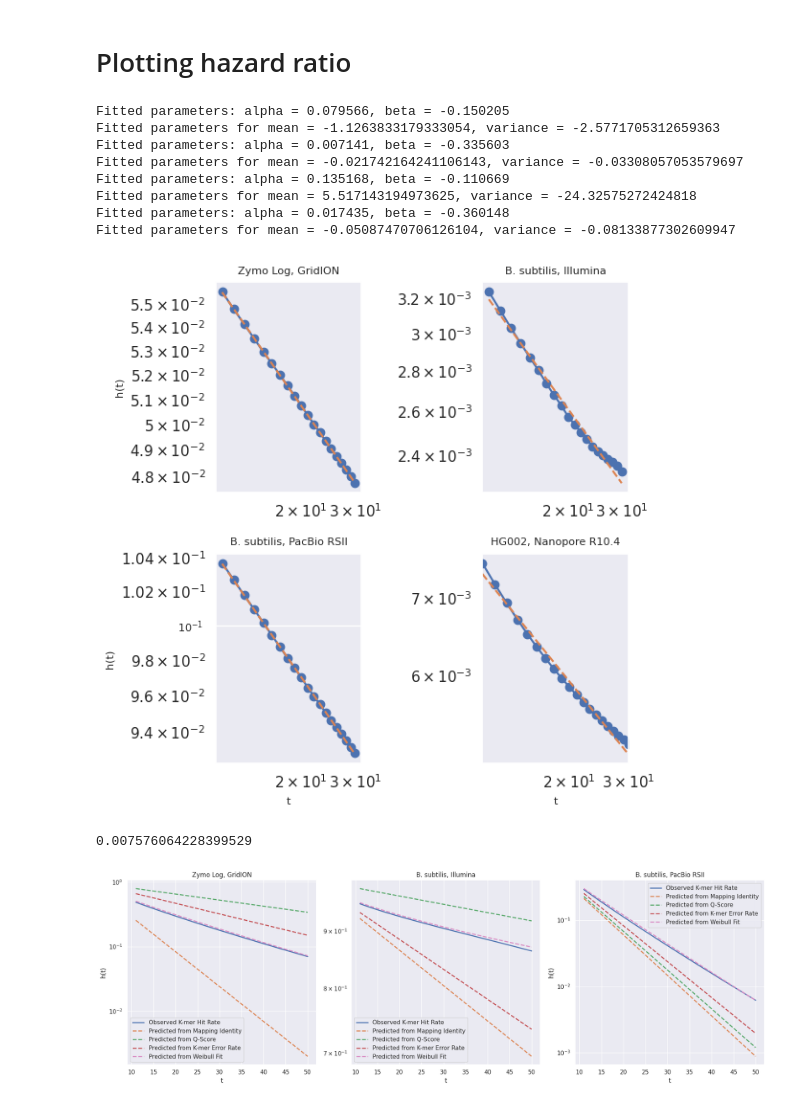
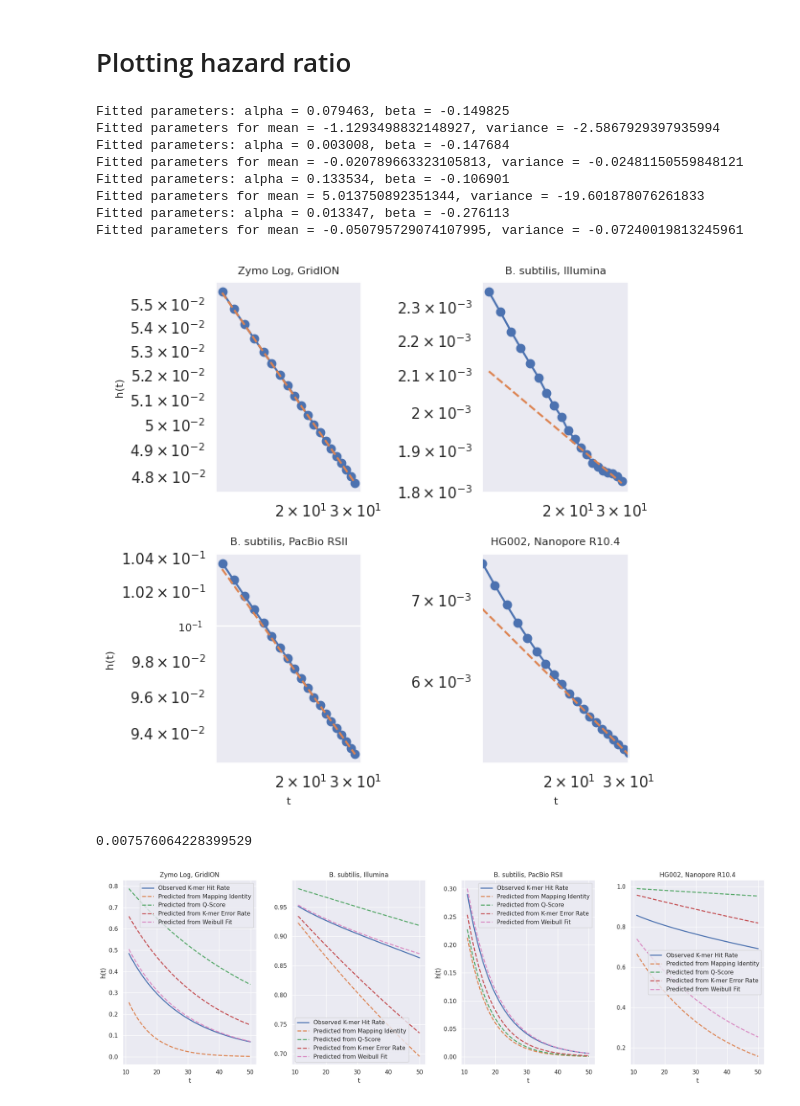
Before and after one commit to GZHoffie/skiver-test, a Jupyter notebook: experiments/counting_error_free_kmers/plot_results.ipynb, the cells around one changed output. Cells and saved outputs as stored; diff of their text form; code cells hidden in the pictures.

```diff
--- a/experiments/counting_error_free_kmers/plot_results.ipynb
+++ b/experiments/counting_error_free_kmers/plot_results.ipynb
@@ -418,7 +418,7 @@ def fit_function_gamma(i, alpha, beta):
 
 kmer_hit_rate_csv = [
     "../../output/zymo/ERR3152366.matched_kmers.csv",
-    "../../output/zymo/ERR2935851_ref.matched_kmers.csv",
+    "../../output/zymo/ERR2935851_trim_ref.matched_kmers.csv",
     "../../output/zymo/SRR7498042_ref.matched_kmers.csv",
     "../../output/human/HG002.bam.tmp.0000.matched_kmers.csv"
 ]
@@ -434,7 +434,7 @@ labels = [
 # The hazard ratio is calculated by matched_kmers(k) / matched_kmers(k-1)
 font_size = 8  # Set a common font size for labels and titles
 hazard_ratio_plot_range = range(11, 31)
-hazard_ratio_estimate_range = range(11, 31)
+hazard_ratio_estimate_range = range(21, 31)
 fig, axes = plt.subplots(2, 2, figsize=(6, 6))
 axes = axes.flatten()
 
@@ -481,15 +481,15 @@ plt.xlim(hazard_ratio_plot_range.start, hazard_ratio_plot_range.stop - 1)
 plt.show()
 #plt.ylim(0, 0.05)
 # %% [output]
-Fitted parameters: alpha = 0.079566, beta = -0.150205
-Fitted parameters for mean = -1.1263833179333054, variance = -2.5771705312659363
-Fitted parameters: alpha = 0.007141, beta = -0.335603
-Fitted parameters for mean = -0.021742164241106143, variance = -0.03308057053579697
-Fitted parameters: alpha = 0.135168, beta = -0.110669
-Fitted parameters for mean = 5.517143194973625, variance = -24.32575272424818
-Fitted parameters: alpha = 0.017435, beta = -0.360148
-Fitted parameters for mean = -0.05087470706126104, variance = -0.08133877302609947
+Fitted parameters: alpha = 0.079463, beta = -0.149825
+Fitted parameters for mean = -1.1293498832148927, variance = -2.5867929397935994
+Fitted parameters: alpha = 0.003008, beta = -0.147684
+Fitted parameters for mean = -0.020789663323105813, variance = -0.02481150559848121
+Fitted parameters: alpha = 0.133534, beta = -0.106901
+Fitted parameters for mean = 5.013750892351344, variance = -19.601878076261833
+Fitted parameters: alpha = 0.013347, beta = -0.276113
+Fitted parameters for mean = -0.050795729074107995, variance = -0.07240019813245961
-[figure, old version]
+[figure, new version]
 # %%
 0.500103 / (0.500103+65.510821)
 # %% [output]
@@ -520,46 +520,53 @@ def fit_function_gamma(i, alpha, beta):
 kmer_hit_rate_csv = [
     "../../output/zymo/ERR3152366.matched_kmers.csv",
     "../../output/zymo/ERR2935851_ref.matched_kmers.csv",
-    "../../output/zymo/SRR7498042_ref.matched_kmers.csv"
+    "../../output/zymo/SRR7498042_ref.matched_kmers.csv",
+    "../../output/human/HG002.bam.tmp.0000.matched_kmers.csv"
 ]
 
 labels = [
     "Zymo Log, GridION",
     "B. subtilis, Illumina",
-    "B. subtilis, PacBio RSII"
+    "B. subtilis, PacBio RSII",
+    "HG002, Nanopore R10.4"
 ]
 
 mapping_results = [
     # Reported mapping identity by minimap2
     0.883148,
     0.992763,
-    0.868784
+    0.868784,
+    0.963613
 ]
 
 q_score_results = [
     # Reported ErrQ by seqtk
     16.7,
     27.7,
-    9.0
+    9.0,
+    30.1
 ]
 
 kmer_results = [
     # Reported error rate by GenomeScope
     3.72975,
     0.613276,
-    11.7262
+    11.7262,
+    0.4,
 ]
 
 beta_fit_results = [
     (6.964972,106.209007),
     (1.075254,351.032196),
-    (53.395283,479.213776)
+    (53.395283,479.213776),
+    (1,1)
 ]
 
 weibull_fit_results = [
     (0.07274976, -0.1200605),
     (0.007141, -0.335603),
-    (0.11202278, -0.049820382)
+    (0.11202278, -0.049820382),
+    (0.027105693874757093, 0.0)
 ]
 
 def q_score_to_identity(q):
@@ -597,7 +604,7 @@ def estimate_survival_rate_list_from_weibull(a, b, max_k):
 # The hazard ratio is calculated by matched_kmers(k) / matched_kmers(k-1)
 font_size = 8  # Set a common font size for labels and titles
 plot_range = range(11, 51)
-fig, axes = plt.subplots(1, 3, figsize=(18, 6))
+fig, axes = plt.subplots(1, 4, figsize=(18, 6))
 axes = axes.flatten()
 
 for i in range(len(kmer_hit_rate_csv)):
@@ -621,8 +628,8 @@ for i in range(len(kmer_hit_rate_csv)):
         survival_rate = estimate_survival_rate_from_identity(kmer_error_to_identity(kmer_results[i]), k)
         survival_rates_kmer.append(survival_rate)
 
-    survival_rates_beta = estimate_survival_rate_list_from_beta(beta_fit_results[i][0], beta_fit_results[i][1], plot_range.stop - 1)
-    survival_rates_beta = survival_rates_beta[plot_range.start - 1:plot_range.stop - 1]
+    #survival_rates_beta = estimate_survival_rate_list_from_beta(beta_fit_results[i][0], beta_fit_results[i][1], plot_range.stop - 1)
+    #survival_rates_beta = survival_rates_beta[plot_range.start - 1:plot_range.stop - 1]
 
     survival_rates_const_hazard = []
     for k in plot_range:
@@ -633,32 +640,32 @@ for i in range(len(kmer_hit_rate_csv)):
     survival_rates_weibull = survival_rates_weibull[plot_range.start - 1:plot_range.stop - 1]
 
     axes[i].plot(plot_range, survival_rates_plot, linewidth=2, label='Observed K-mer Hit Rate', color='C0')
     axes[i].plot(plot_range, survival_rates_mapping, linewidth=2, linestyle='--', label='Predicted from Mapping Identity', color='C1')
     axes[i].plot(plot_range, survival_rates_qscore, linewidth=2, linestyle='--', label='Predicted from Q-Score', color='C2')
     axes[i].plot(plot_range, survival_rates_kmer, linewidth=2, linestyle='--', label='Predicted from K-mer Error Rate', color='C3')
     #axes[i].plot(plot_range, survival_rates_beta, linewidth=2, linestyle='-', label='Predicted from Beta Fit', color='C4')
     #axes[i].plot(plot_range, survival_rates_const_hazard, linewidth=2, linestyle='--', label='Predicted from Constant Hazard', color='C5')
     axes[i].plot(plot_range, survival_rates_weibull, linewidth=2, linestyle='--', label='Predicted from Weibull Fit', color='C6')
 
-    axes[i].set_yscale('log')
+    #axes[i].set_yscale('log')
     #axes[i].set_xscale('log')
 
 
 
     axes[i].tick_params(axis='both')
 
     axes[i].set_title(labels[i])
 
     axes[i].set_xlabel('t')
     if i % 2 == 0:
         axes[i].set_ylabel('h(t)')
     #axes[i].legend()
     axes[i].legend()
 
 plt.tight_layout()
 
 
 plt.show()
 #plt.ylim(0, 0.05)
 # %% [output]
-[figure, old version]
+[figure, new version]
```
Also changed, not shown: parts of 1 cell of this notebook, 3 other files.
